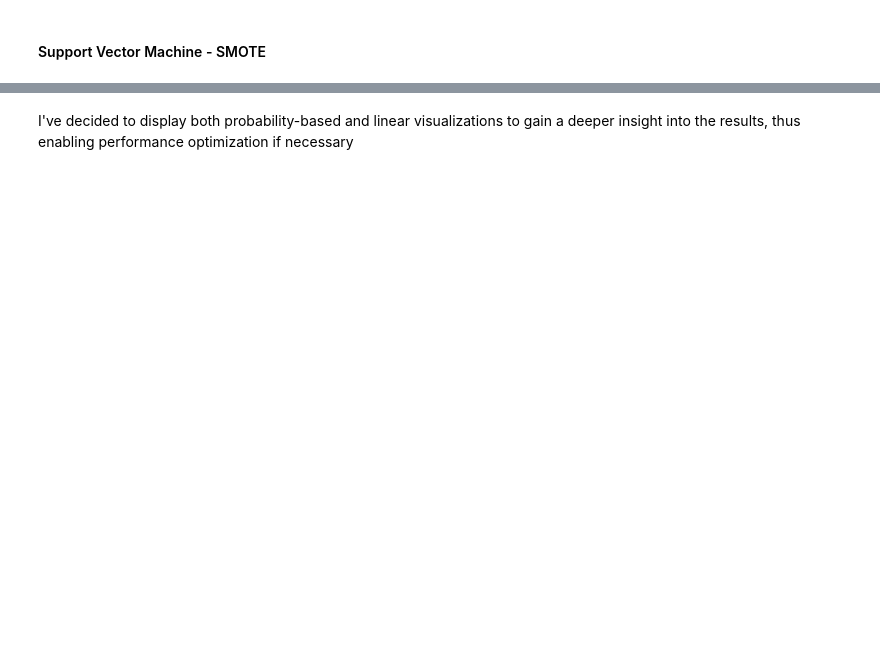
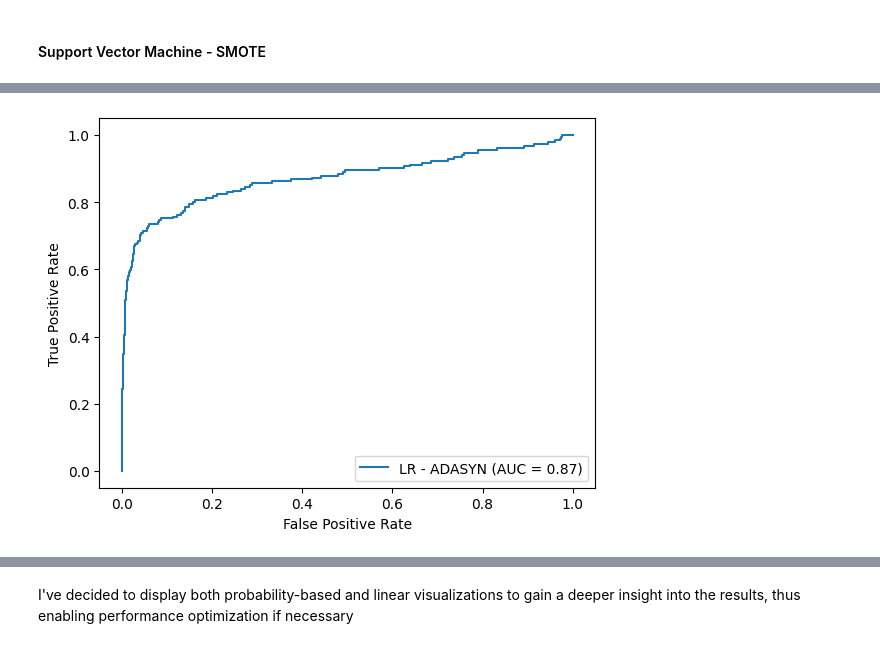
Before and after one commit to Keiraahn/TextMining_Project_retake, a Jupyter notebook: Code_Mehdi.ipynb, the cells around one changed output, grey strips where cells are left out. Cells and saved outputs as stored; diff of their text form; code cells hidden in the pictures; blank space fills up the shorter version.

```diff
--- a/Code_Mehdi.ipynb
+++ b/Code_Mehdi.ipynb
@@ -480,0 +580,5 @@ weighted avg       0.96      0.95      0.95      3576
+# %%
+y_proba_lr_adasyn = lr_pipeline.predict_proba(X_test)[:, 1]
+display_roc_curve(y_test, y_proba_lr_adasyn, "LR - ADASYN")
+# %% [output]
+[figure, added]
```
Also changed, not shown: parts of 39 cells of this notebook, 4 other files.
